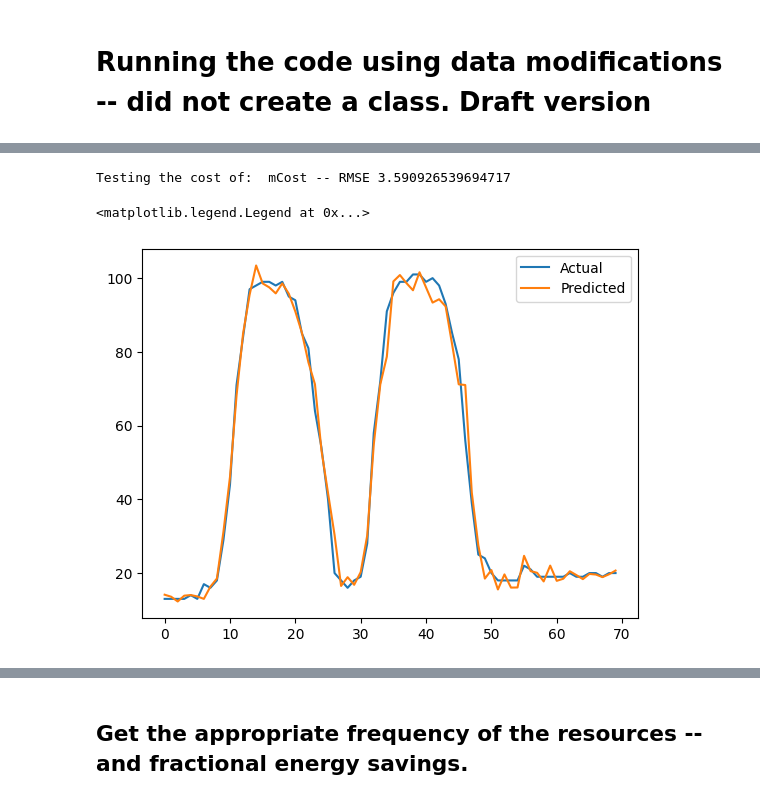
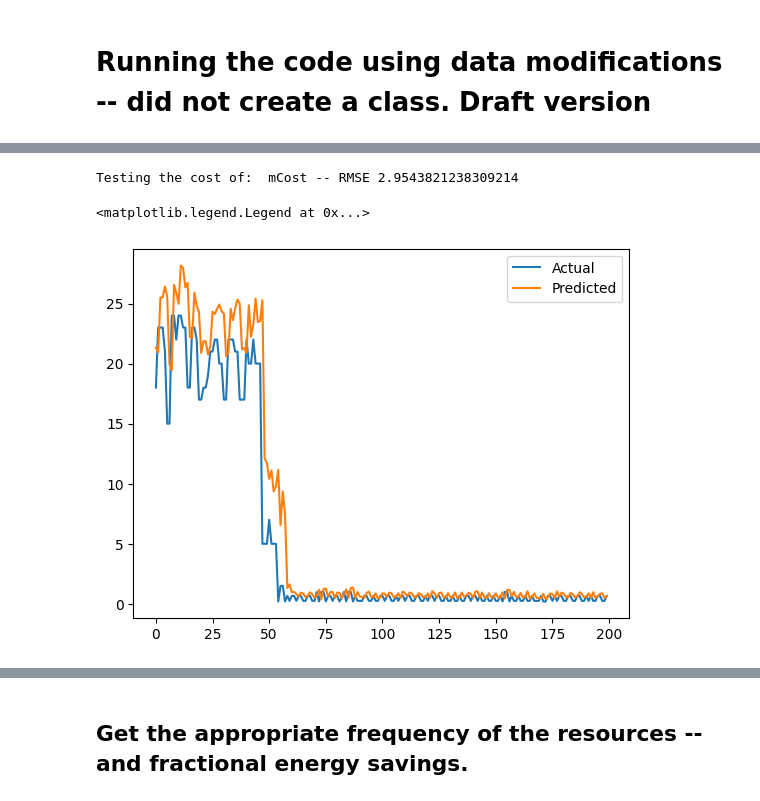
Before and after one commit to dipayan2/ARMAModel, a Jupyter notebook: PredictiveRun.ipynb, the cells around one changed output, grey strips where cells are left out. Cells and saved outputs as stored; diff of their text form; code cells hidden in the pictures.

```diff
--- a/PredictiveRun.ipynb
+++ b/PredictiveRun.ipynb
@@ -274,10 +274,11 @@ def highlight(indices,ax):
 # Some global variable setting
 shiftAR = 8
 shiftARX = 3
-trainIDX = 200
-testIDX = 200
+trainIDX = 4500
+testIDX = 4500
 N_CLUST = 5
 N_HOPS = 10 # Future prediction window
+SCALING_FACTOR = 1.2
 cFreq = 'bFreq'#'sFreq'
 mFreq = 'mFreq'
 gFreq = 'gFreq'
@@ -289,18 +290,19 @@ exog1 = 'gCost'
 rFreq = mFreq
 
 ### Test values IDX
-TestIDX = 70 # How many steps to run
+TestIDX = 200 # How many steps to run
 ## Is there any other things.... to do
 freq_dict = {}
 freq_dict['gFreq'] = [177000000,266000000,350000000,420000000,480000000,600000000]
 freq_dict['mFreq'] = [165000000,206000000,275000000,413000000,543000000,633000000,728000000,825000000]#,933000000]
 # freq_dict['sFreq'] = [200000,300000,400000,500000,600000,700000,800000,900000,1000000,1100000,1200000,1300000,1400000]
 freq_dict['bFreq'] = [200000,300000,400000,500000,600000,700000,800000,900000,1000000,1100000,1200000,1300000,1400000,1500000,1600000,1700000,1800000,1900000,2000000]
+cost_list =['cCost','mCost','gCost']
 # %%
 ## Getting the data ready for test train split and bucnch of experiments
 # complete_data = pd.read_csv('UtilTRNS.csv')
-complete_data = pd.read_csv('UtilCopy.csv')
-# complete_data = pd.read_csv('./UtilTestFinal')
+# complete_data = pd.read_csv('UtilCopy.csv')
+complete_data = pd.read_csv('./UtilTestFinal')
 print(complete_data.shape)
 complete_data.head()
 # min(complete_data['bFreq'])
@@ -315,10 +317,10 @@ complete_data.head()
 # %%
-# # For utilTestFinal
-# complete_data['cCost'] =  complete_data['bUtil']*complete_data['bFreq']/2000000
-# complete_data['mCost'] = complete_data['mUtil']*complete_data['mFreq']/825000000
-# # print(max(complete_data['mCost']))
-# complete_data['gCost'] = 0
-# complete_data['gFreq'] = 600000000
+# For utilTestFinal
+complete_data['cCost'] =  complete_data['bUtil']*complete_data['bFreq']/2000000
+complete_data['mCost'] = complete_data['mUtil']*complete_data['mFreq']/825000000
+# print(max(complete_data['mCost']))
+complete_data['gCost'] = 0
+complete_data['gFreq'] = 600000000
 # %%
 ## Getting only the relevant columns
 data_df = pd.DataFrame()
@@ -373,34 +375,34 @@ probPred = getCluster(x_test[:TestIDX], cluster_center)
 test_prob = getSingleCluster(x_test[0],cluster_center)
 # print(test_prob.T[0])
 # print(probPred.T[0])
 ## Test values in sigular way
 ys_target = []
 for id in range(TestIDX):
     prob_d = getSingleCluster(x_test[id],cluster_center).T[0]
     ys_t = []
     for i in range(N_CLUST):
         ys = simple_test_single(model[i],x_test[id])
         ys_t.append(ys*prob_d[i])
     ys_target.append(sum(ys_t)[0])
 
 ## Test the values
 for i in range(N_CLUST):
     y_t = simple_test(model[i],x_test[:TestIDX], y_test[:TestIDX])
     yPred[i] = np.array(probPred[i,:])*np.array(y_t)
 
 
-y_target = sum(yPred)
+y_target = SCALING_FACTOR*sum(yPred)
 y_out = y_test[:TestIDX]
 print("Testing the cost of: ", endog, "-- RMSE", rmse(y_out,y_target))
 # Plot the results
 df_plot = pd.DataFrame()
 df_plot['Actual'] = y_out
 df_plot['Predicted'] = y_target
 ax = df_plot[['Actual','Predicted']].plot()
 ax.legend(bbox_to_anchor=(1.0, 1.0))
 #### Done
 # %% [output]
-Testing the cost of:  mCost -- RMSE 3.590926539694717
+Testing the cost of:  mCost -- RMSE 2.9543821238309214
 <matplotlib.legend.Legend at 0x...>
-[figure, old version]
+[figure, new version]
 # %%
```
Also changed, not shown: parts of 17 cells of this notebook, 1 other file.
